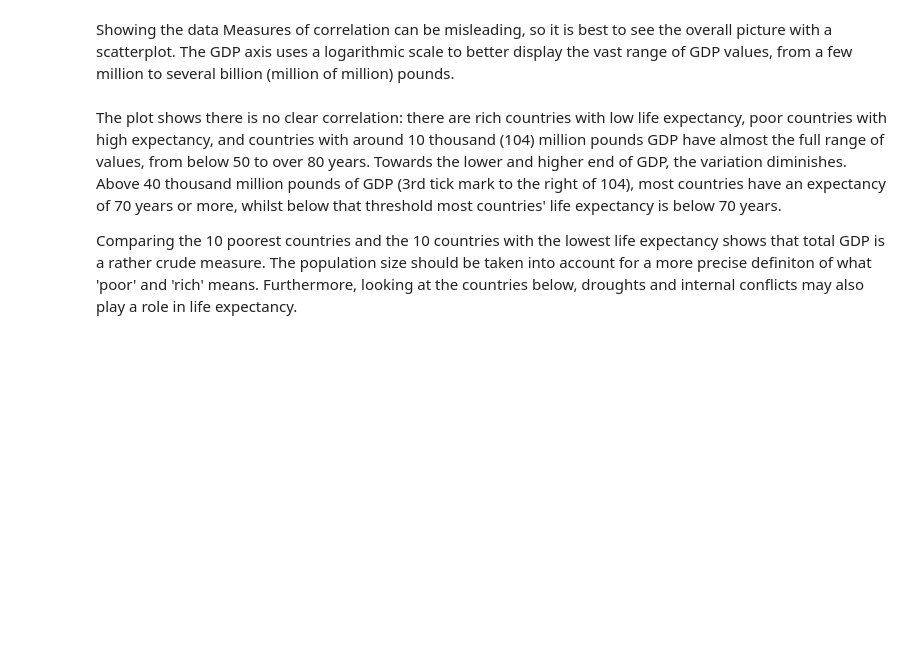
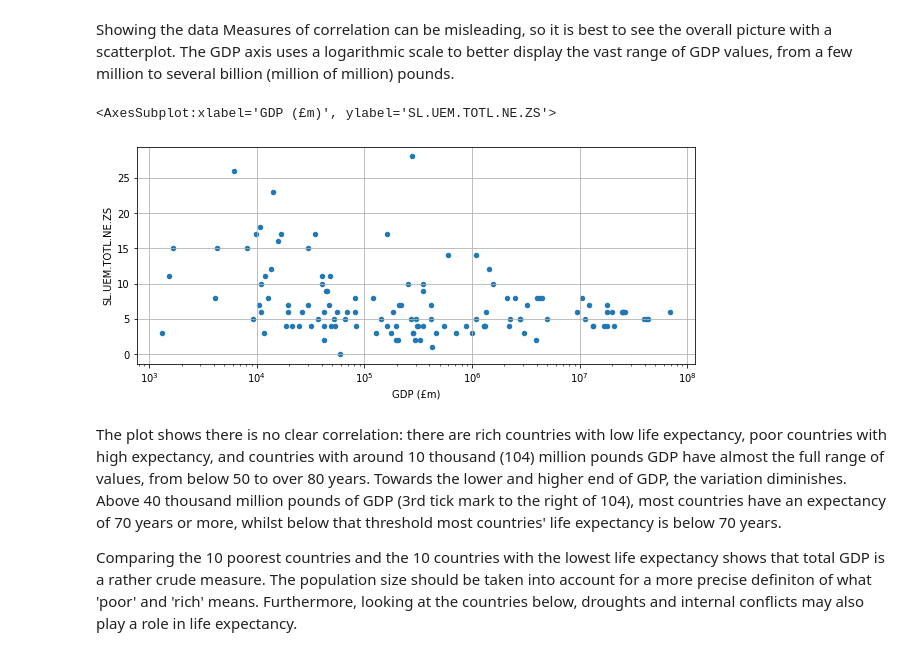
Before and after one commit to Women-Techsters-Fellowship-2021/Week-5-Assessment, a Jupyter notebook: Anagu Esther WT-21-074/Project2 on .ipynb, the cells around one changed output. Saved outputs shown, nothing was run; the diff lists cells and outputs as text; code cells hidden in the pictures; blank space fills up the shorter version.

```diff
--- a/Anagu Esther WT-21-074/Project2 on .ipynb
+++ b/Anagu Esther WT-21-074/Project2 on .ipynb
@@ -154,6 +157,6 @@ lifeClean.head()
 Combining the data
 The tables are combined through an inner join on the common 'country' column.
 # %%
-gdpVsLife = merge(gdpClean, lifeClean, on=COUNTRY, how='inner')
-gdpVsLife.head()
+gdpVsUnmp = pd.merge(gdpClean, UnempClean, on=COUNTRY, how='inner')
+gdpVsUnmp.head()
 # %% [output]
@@ -179,7 +190,10 @@ Showing the data
 Measures of correlation can be misleading, so it is best to see the overall picture with a scatterplot. The GDP axis uses a logarithmic scale to better display the vast range of GDP values, from a few million to several billion (million of million) pounds.
 # %%
 %matplotlib inline
-gdpVsLife.plot(x=GDP, y=LIFE, kind='scatter', grid=True, logx=True, figsize=(10, 4))
+gdpVsUnmp.plot(x=GDP, y=UNEMPLOYMENT, kind='scatter', grid=True, logx=True, figsize=(10, 4))
+# %% [output]
+<AxesSubplot:xlabel='GDP (£m)', ylabel='SL.UEM.TOTL.NE.ZS'>
+[figure, added]
 # %% [markdown]
 The plot shows there is no clear correlation: there are rich countries with low life expectancy, poor countries with high expectancy, and countries with around 10 thousand (104) million pounds GDP have almost the full range of values, from below 50 to over 80 years. Towards the lower and higher end of GDP, the variation diminishes. Above 40 thousand million pounds of GDP (3rd tick mark to the right of 104), most countries have an expectancy of 70 years or more, whilst below that threshold most countries' life expectancy is below 70 years.
 
```
Also changed, not shown: parts of 14 cells of this notebook.
